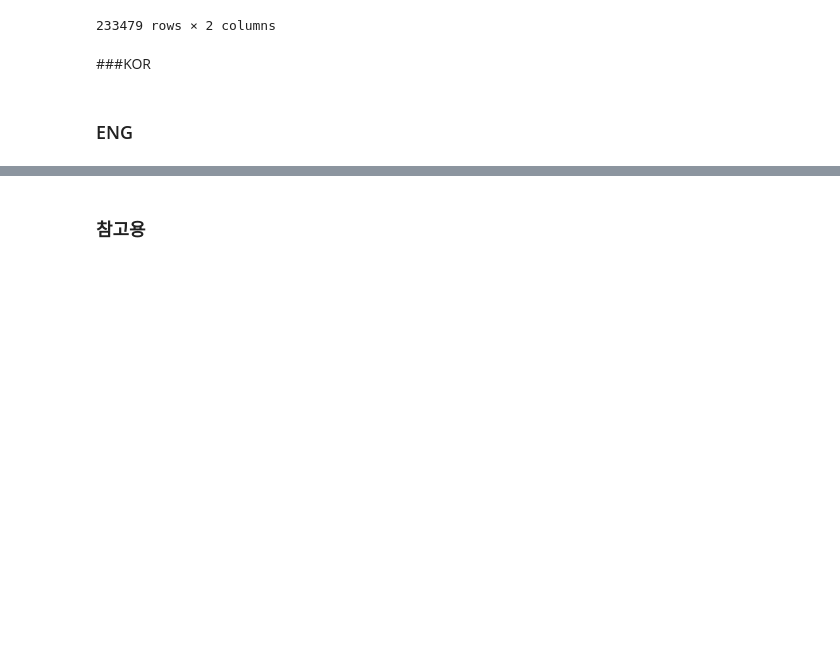
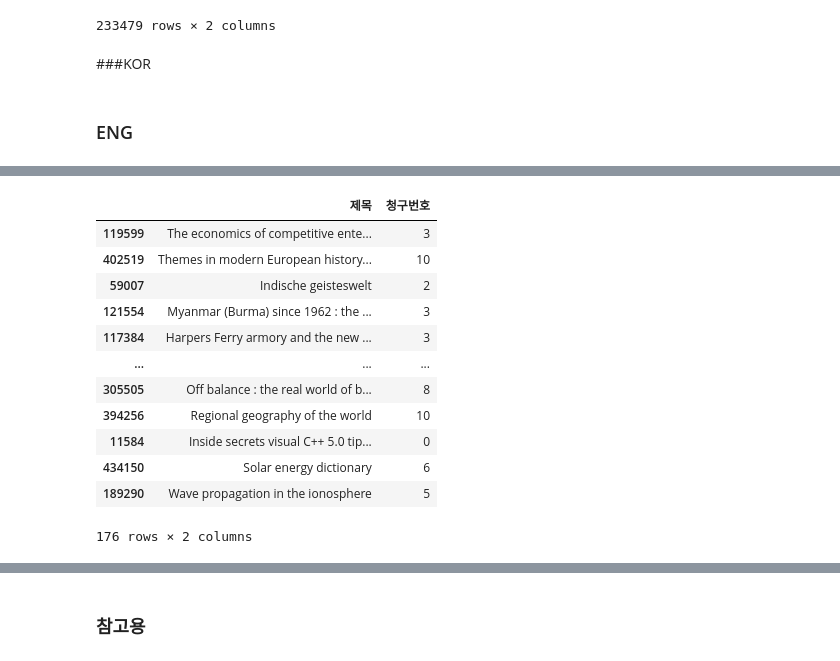
Before and after one commit to diqnfl777/2022F-Ajou-ML-TEAM3, a Jupyter notebook: LibraryModel.ipynb, the cells around one changed output, grey strips where cells are left out. Cells and saved outputs as stored; diff of their text form; code cells hidden in the pictures; blank space fills up the shorter version.

```diff
--- a/LibraryModel.ipynb
+++ b/LibraryModel.ipynb
@@ -209,7 +209,7 @@ class EN_Dataset(torch.utils.data.Dataset):
 
         return batch_texts, batch_y
 # %%
-eng_data_sample = eng_data.sample(frac = 0.05,random_state= 321)
+eng_data_sample = eng_data.sample(frac = 0.1,random_state= 321)
 np.random.seed(212)
 df_train, df_val, df_test = np.split(eng_data_sample.sample(frac=1, random_state=42),
                                      [int(.8*len(eng_data_sample)), int(.9*len(eng_data_sample))])
@@ -339,5 +344,19 @@ Test Accuracy:  0.675
 # %%
-df_train.sample(frac=0.02,random_state=3) #
+df_test.sample(frac=0.02,random_state=3) #
+# %% [output]
+|  | 제목 | 청구번호 |
+| 119599 | The economics of competitive ente... | 3 |
+| 402519 | Themes in modern European history... | 10 |
+| 59007 | Indische geisteswelt | 2 |
+| 121554 | Myanmar (Burma) since 1962 : the ... | 3 |
+| 117384 | Harpers Ferry armory and the new ... | 3 |
+| ... | ... | ... |
+| 305505 | Off balance : the real world of b... | 8 |
+| 394256 | Regional geography of the world | 10 |
+| 11584 | Inside secrets visual C++ 5.0 tip... | 0 |
+| 434150 | Solar energy dictionary | 6 |
+| 189290 | Wave propagation in the ionosphere | 5 |
+176 rows × 2 columns
 # %%
 def get_top_values(model, text):
   use_cuda = torch.cuda.is_available()
```
Also changed, not shown: parts of 7 cells of this notebook.
